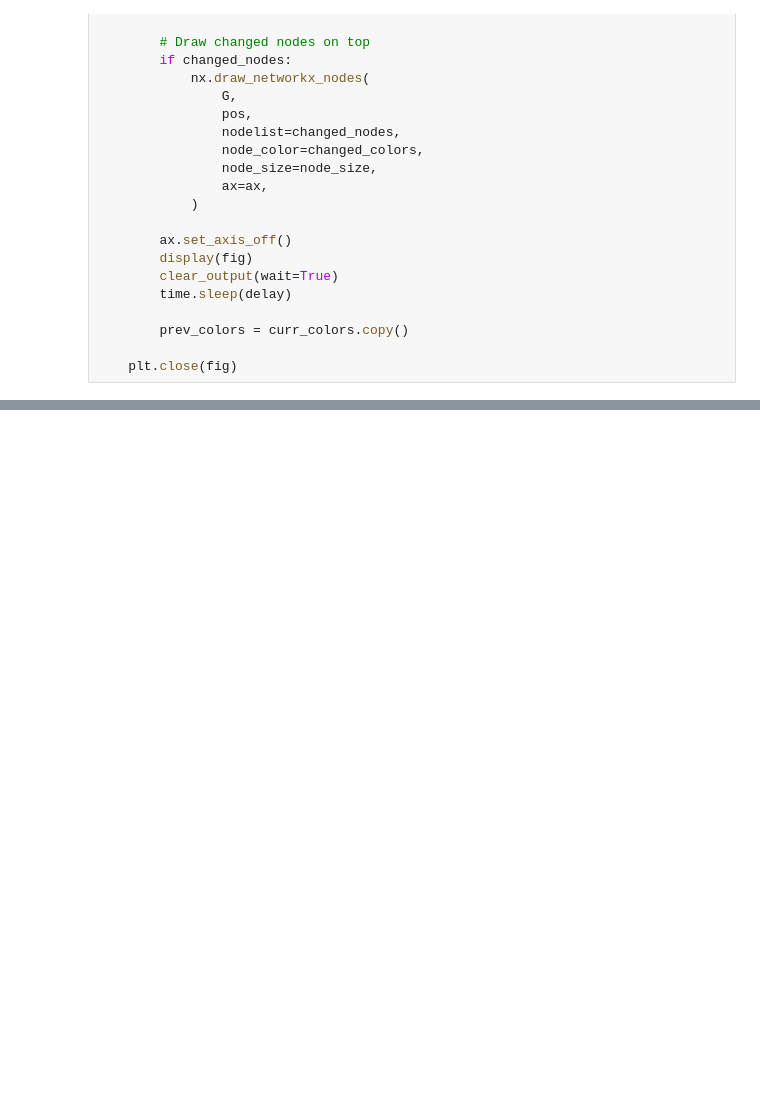
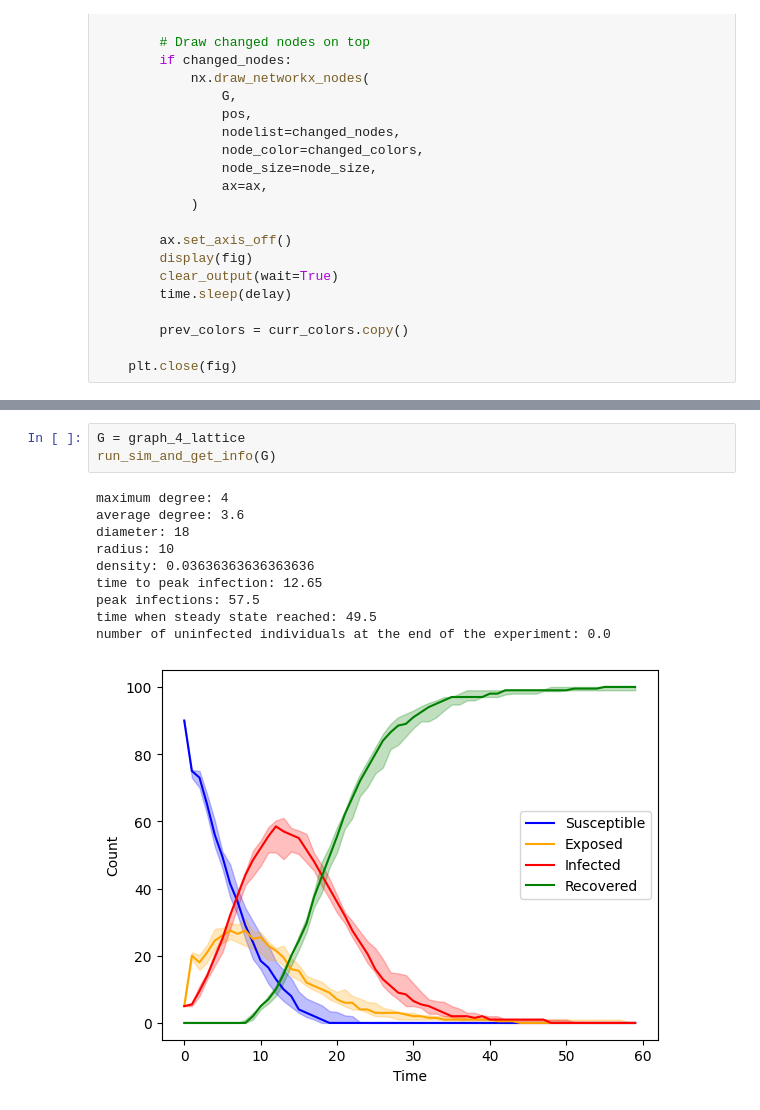
Before and after one commit to math919191/winter-2026-cs-575, a Jupyter notebook: project1/figures_and_tables.ipynb, the cells around one changed output, grey strips where cells are left out. Drawn from its saved outputs; the diff is of its cells as text; blank space fills up the shorter version.

```diff
--- a/project1/figures_and_tables.ipynb
+++ b/project1/figures_and_tables.ipynb
@@ -331,0 +383,14 @@ The number of uninfected individuals will be the average number of agents in the
+# %%
+G = graph_4_lattice
+run_sim_and_get_info(G)
+# %% [output]
+maximum degree: 4
+average degree: 3.6
+diameter: 18
+radius: 10
+density: 0.03636363636363636
+time to peak infection: 12.65
+peak infections: 57.5
+time when steady state reached: 49.5
+number of uninfected individuals at the end of the experiment: 0.0
+[figure, added]
```
Also changed, not shown: parts of 38 cells of this notebook, 2 other files.
